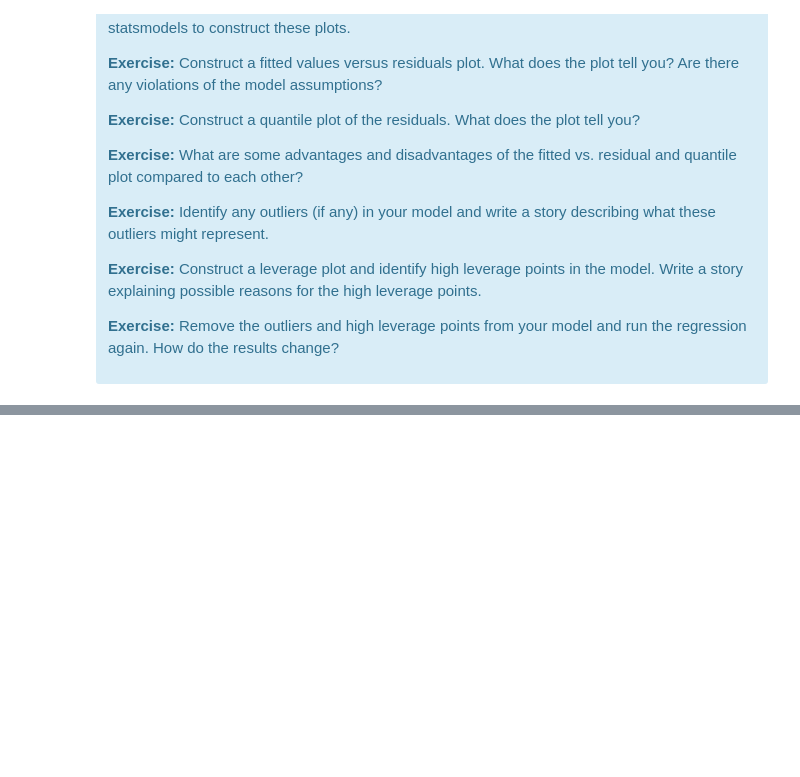
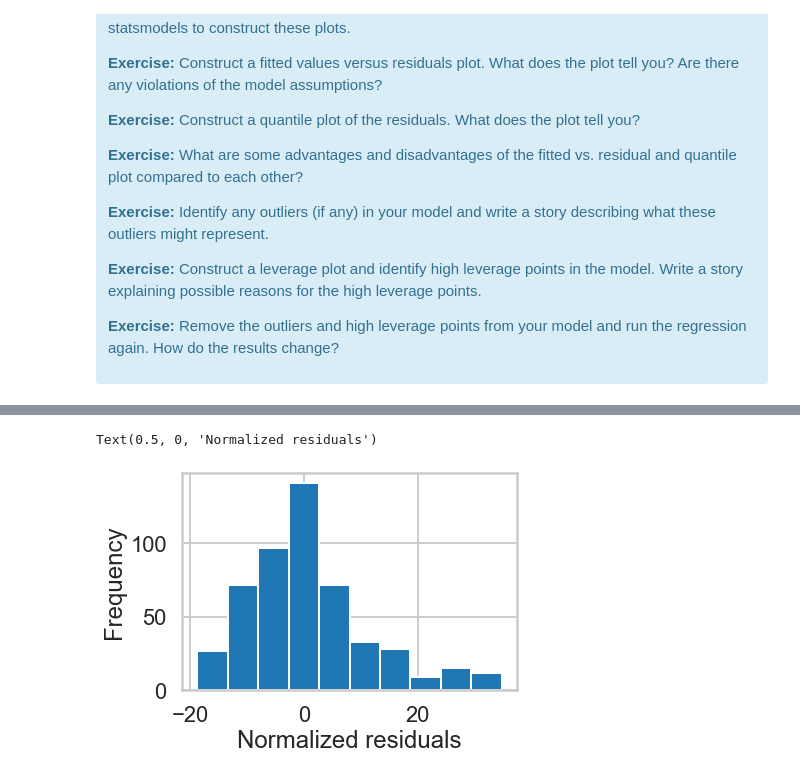
Before and after one commit to jacquelineguo/Linear-Regression-Using-Boston-Housing-Data-Set, a Jupyter notebook: Mini_Project_Linear_Regression.ipynb, the cells around one changed output, grey strips where cells are left out. Drawn from its saved outputs; the diff is of its cells as text; code cells hidden in the pictures; blank space fills up the shorter version.

```diff
--- a/Mini_Project_Linear_Regression.ipynb
+++ b/Mini_Project_Linear_Regression.ipynb
@@ -831,3 +853,10 @@ where $L$ is the likelihood of the model. AIC is meaningless in the absolute sen
 
 <p><b>Exercise:</b> Find another variable (or two) to add to the model we built in Part 3. Compute the $F$-test comparing the two models as well as the AIC. Which model is better?</p>
 </div>
+# %%
+lm.fit(x3, y)
+RSS_full = np.sum((bos.PRICE - lm.predict(x3)) ** 2)
+F_stat = ((RSS - RSS_full)/(504-502)) / (RSS_full/502)
+p_value3 = 1-ss.f.cdf(F_stat,504,502)
+print('The F-statistic is: ' + str(F_stat))
+print('Associated p-value is: ' + str(p_value3))
@@ -884,0 +918,4 @@ There are some other issues that are important investigate with linear regressio
+# %%
+ols_model_PTRATIO = sm.OLS(y, bos.PTRATIO)
+ols_results_PTRATIO = ols_model_PTRATIO.fit()
+print(ols_results_PTRATIO.summary())
@@ -884,0 +945,9 @@ There are some other issues that are important investigate with linear regressio
+# %%
+predictedValues = ols_results_PTRATIO.predict()
+res = ols_results_PTRATIO.resid
+plt.hist(res)
+plt.ylabel('Frequency')
+plt.xlabel('Normalized residuals')
+# %% [output]
+Text(0.5, 0, 'Normalized residuals')
+[figure, added]
```
Also changed, not shown: parts of 12 cells of this notebook.
